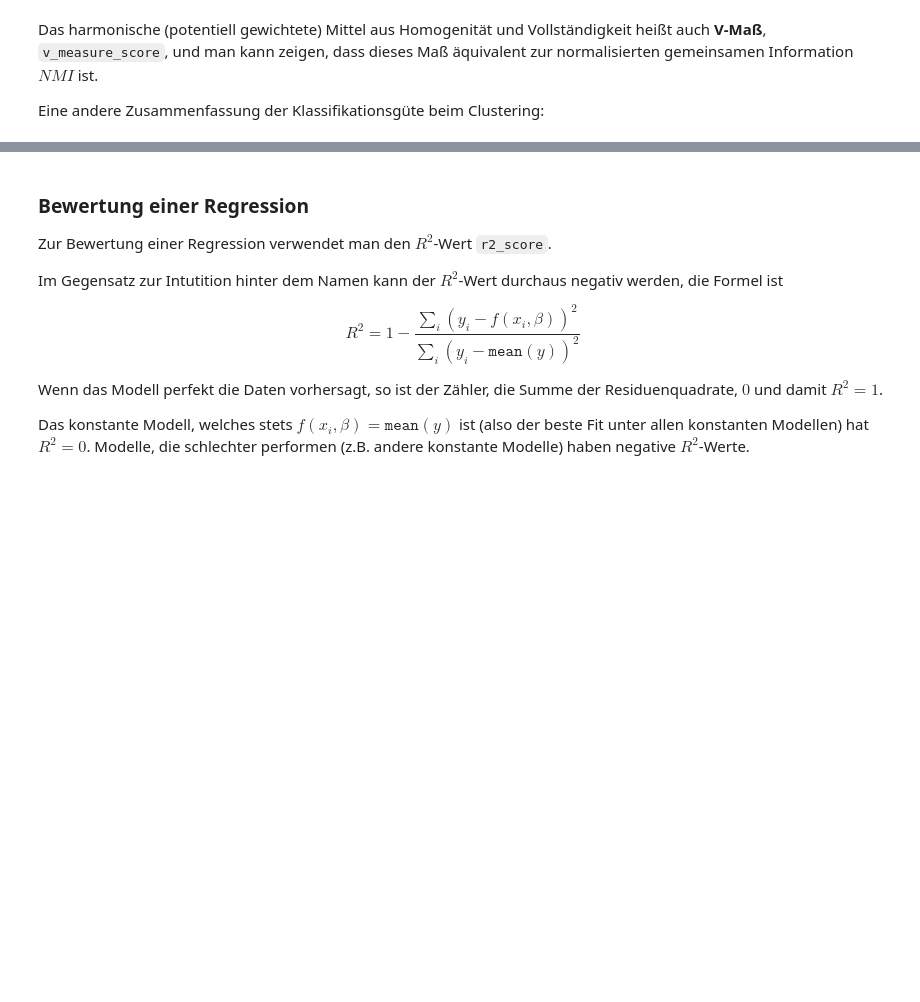
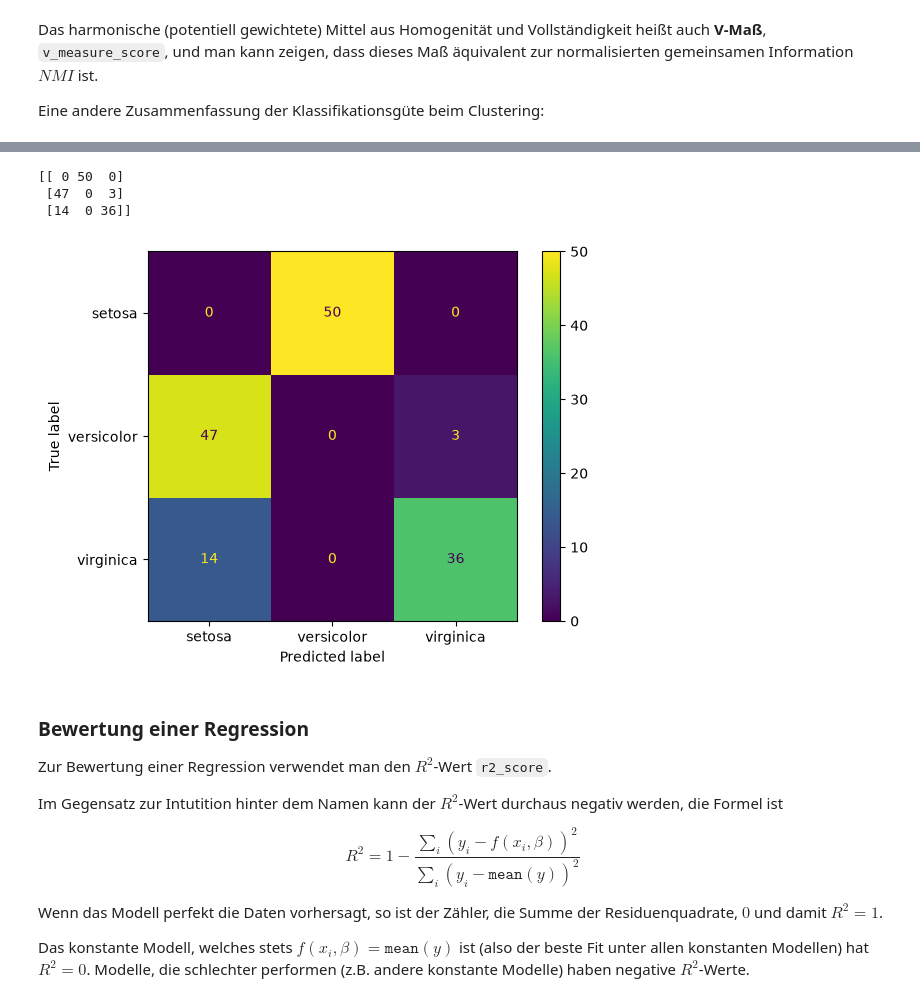
Before and after one commit to konradvoelkel/ds-skript-mirror, a Jupyter notebook: model-selection.ipynb, the cells around one changed output, grey strips where cells are left out. Cells and saved outputs as stored; diff of their text form; code cells hidden in the pictures; blank space fills up the shorter version.

```diff
--- a/model-selection.ipynb
+++ b/model-selection.ipynb
@@ -178,3 +182,14 @@ weighted avg       0.32      0.24      0.27       150
+# %%
+from sklearn.metrics import confusion_matrix, ConfusionMatrixDisplay
+
+print(confusion_matrix(y, y_pred))
+ConfusionMatrixDisplay.from_predictions(y, y_pred, display_labels=load_iris().target_names)
+plt.show()
+# %% [output]
+[[ 0 50  0]
+ [47  0  3]
+ [14  0 36]]
+[figure, added]
 # %% [markdown]
 ### Bewertung einer Regression
 
```
Also changed, not shown: parts of 6 cells of this notebook, 11 other files.
